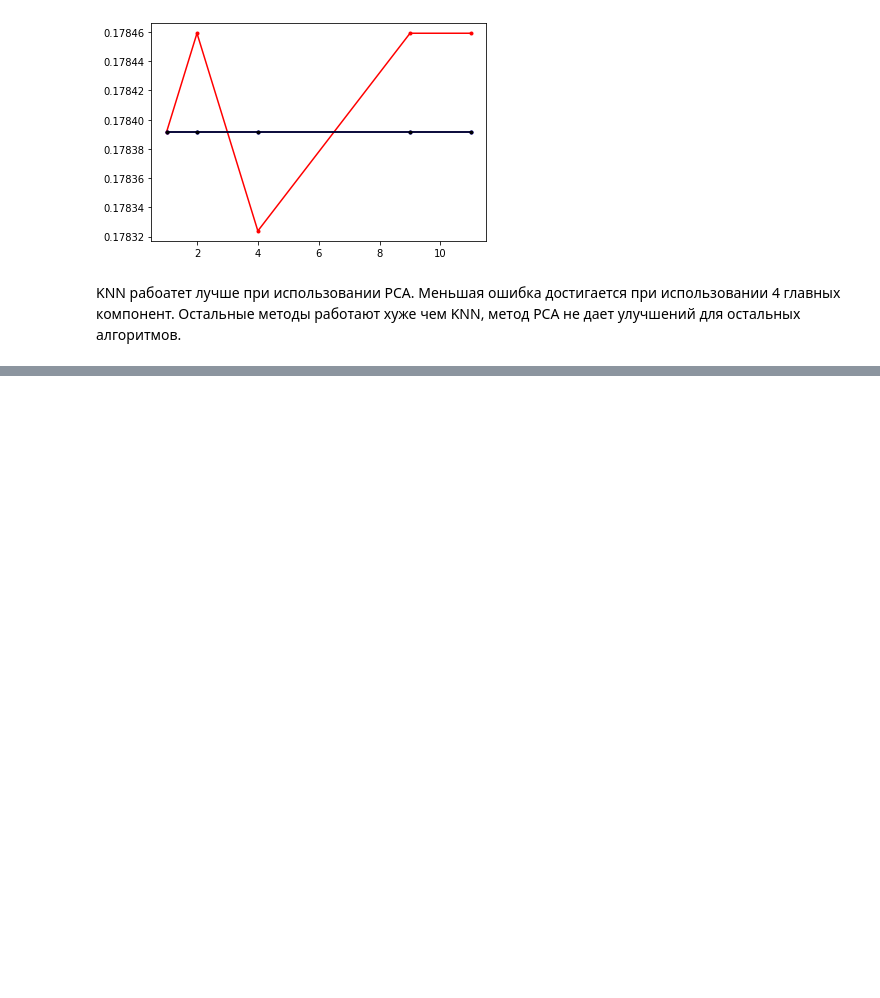
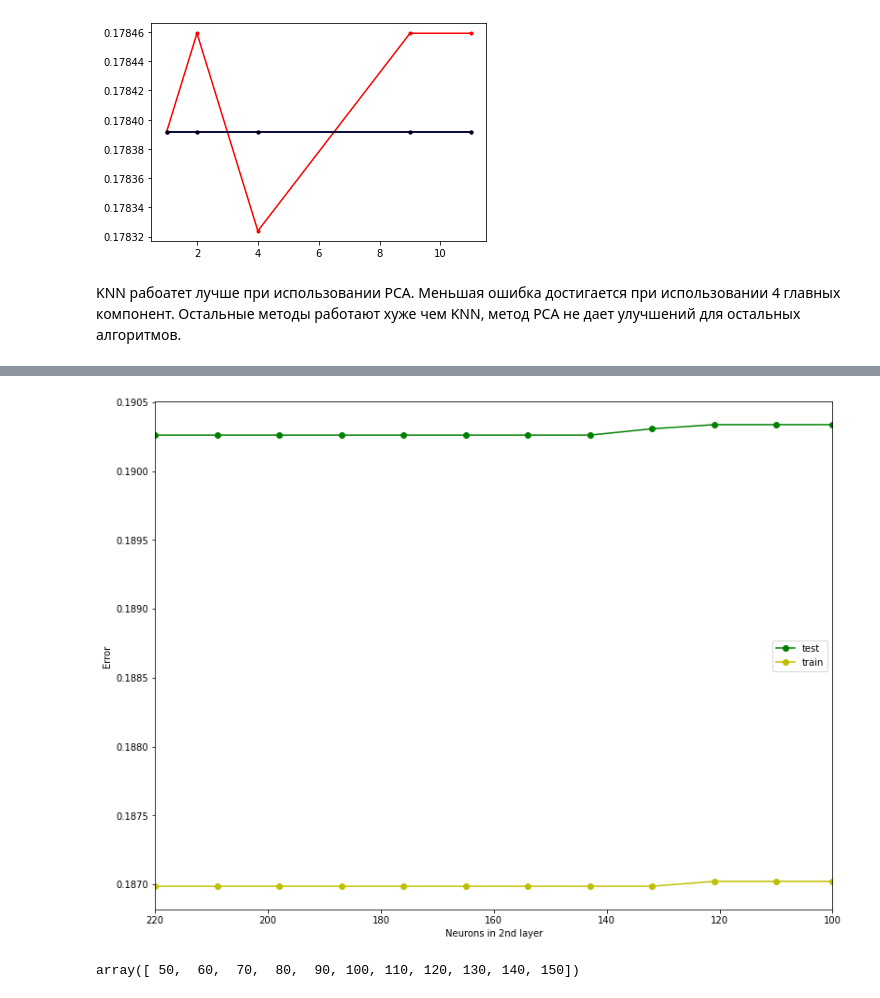
Before and after one commit to LeonidIsaev/ML-HSE, a Jupyter notebook: Lab1-2.ipynb, the cells around one changed output, grey strips where cells are left out. Saved outputs shown, nothing was run; the diff lists cells and outputs as text; code cells hidden in the pictures; blank space fills up the shorter version.

```diff
--- a/Lab1-2.ipynb
+++ b/Lab1-2.ipynb
@@ -868,0 +998,5 @@ KNN рабоатет лучше при использовании PCA. Мень
+# %%
+best_frst_neurons = layers[5]
+# %%
+test_err = []
+train_err = []
@@ -868,0 +1009,12 @@ KNN рабоатет лучше при использовании PCA. Мень
+# %%
+for neurons in second_layer:
+    mlp_model = MLPClassifier(alpha=alpha_best,hidden_layer_sizes = (best_frst_neurons, neurons,), solver = 'adam',
+                          activation = 'logistic',max_iter = 500, random_state = 33)
+    mlp_model.fit(X_train, y_train)
+
+    y_train_pred = mlp_model.predict(X_train)
+    y_test_pred = mlp_model.predict(X_test)
+    train_err.append(np.mean(y_train != y_train_pred))
+    test_err.append(np.mean(y_test != y_test_pred))
+    print("Neurons number: {}".format(neurons))
+    print(np.mean(y_train != y_train_pred), np.mean(y_test != y_test_pred))
@@ -868,0 +1039,11 @@ KNN рабоатет лучше при использовании PCA. Мень
+# %%
+plt.figure(figsize=(13,10))
+plt.plot(second_layer, train_err, 'g-o', label = 'test')
+plt.plot(second_layer, test_err, 'y-o', label = 'train')
+plt.xlim([np.max(second_layer), np.min(second_layer)])
+plt.xlabel('Neurons in 2nd layer')
+plt.ylabel('Error')
+plt.legend()
+pass
+# %% [output]
+[figure, added]
@@ -868,0 +1052,8 @@ KNN рабоатет лучше при использовании PCA. Мень
+# %%
+test_err = []
+train_err = []
+third_layer = np.linspace(50,150,11)
+third_layer = np.array(third_layer).astype("int")
+third_layer
+# %% [output]
+array([ 50,  60,  70,  80,  90, 100, 110, 120, 130, 140, 150])
```
Also changed, not shown: parts of 23 cells of this notebook.
